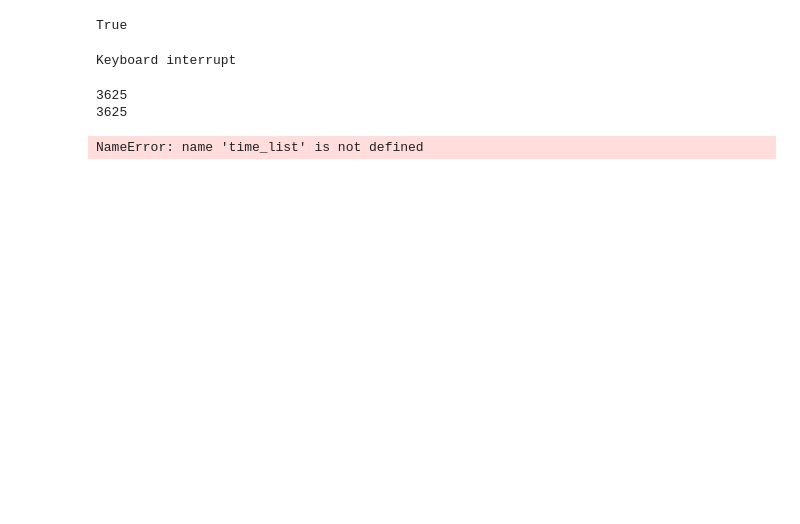
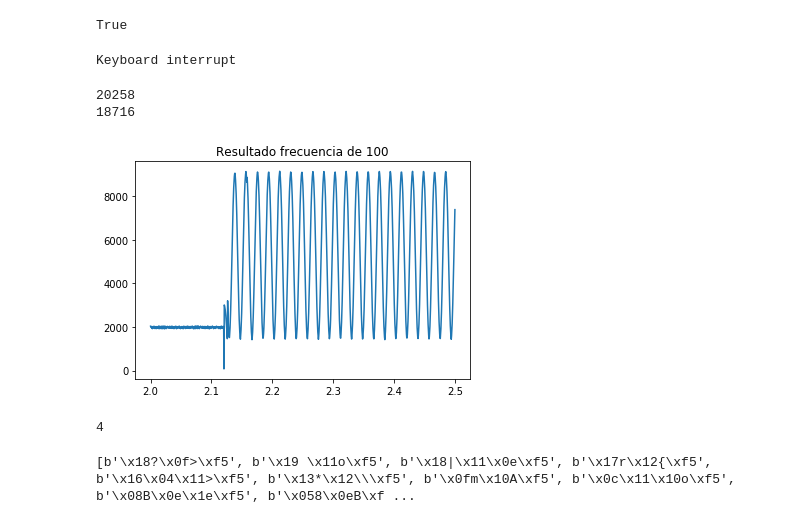
Before and after one commit to CarSanoja/KyoFridge_EC3882, a Jupyter notebook: src/Entrega_1.ipynb, the cells around one changed output. Saved outputs shown, nothing was run; the diff lists cells and outputs as text; code cells hidden in the pictures; blank space fills up the shorter version.

```diff
--- a/src/Entrega_1.ipynb
+++ b/src/Entrega_1.ipynb
@@ -34,7 +34,7 @@ from IPython.display import HTML
 # .. timeout = x:  set timeout to x seconds (float allowed) returns immediately when the requested
 # number of bytes are available, otherwise wait until the timeout expires and return all bytes that were
 # received until then.
-DEMOQE_read = serial.Serial('/dev/ttyUSB0',115200,timeout=1);
+DEMOQE_read = serial.Serial('/dev/ttyUSB1',115200,timeout=1);
 print(DEMOQE_read.isOpen())
 # %% [output]
 True
@@ -250,11 +250,19 @@ analogico_1_V2 = [x*3/4095 for x in analogico_1]
 print(len(time_list))
 print(len(analogico_1_V2))
 # %% [output]
-3625
-3625
+20258
+18716
 # %%
-plt.plot(time_list[100:200],analogico_1_V2[100:200])
+plt.plot(time_list[4000:5000],analogico_1[4000:5000])
 plt.title("Resultado frecuencia de 100")
 plt.savefig("f100.png")
 # %% [output]
-NameError: name 'time_list' is not defined
+[figure, added]
+# %%
+print(data_list[15].find(245))
+# %% [output]
+4
+# %%
+print(data_list[10:30])
+# %% [output]
+[b'\x18?\x0f>\xf5', b'\x19 \x11o\xf5', b'\x18|\x11\x0e\xf5', b'\x17r\x12{\xf5', b'\x16\x04\x11>\xf5', b'\x13*\x12\\\xf5', b'\x0fm\x10A\xf5', b'\x0c\x11\x10o\xf5', b'\x08B\x0e\x1e\xf5', b'\x058\x0eB\xf ...
```
